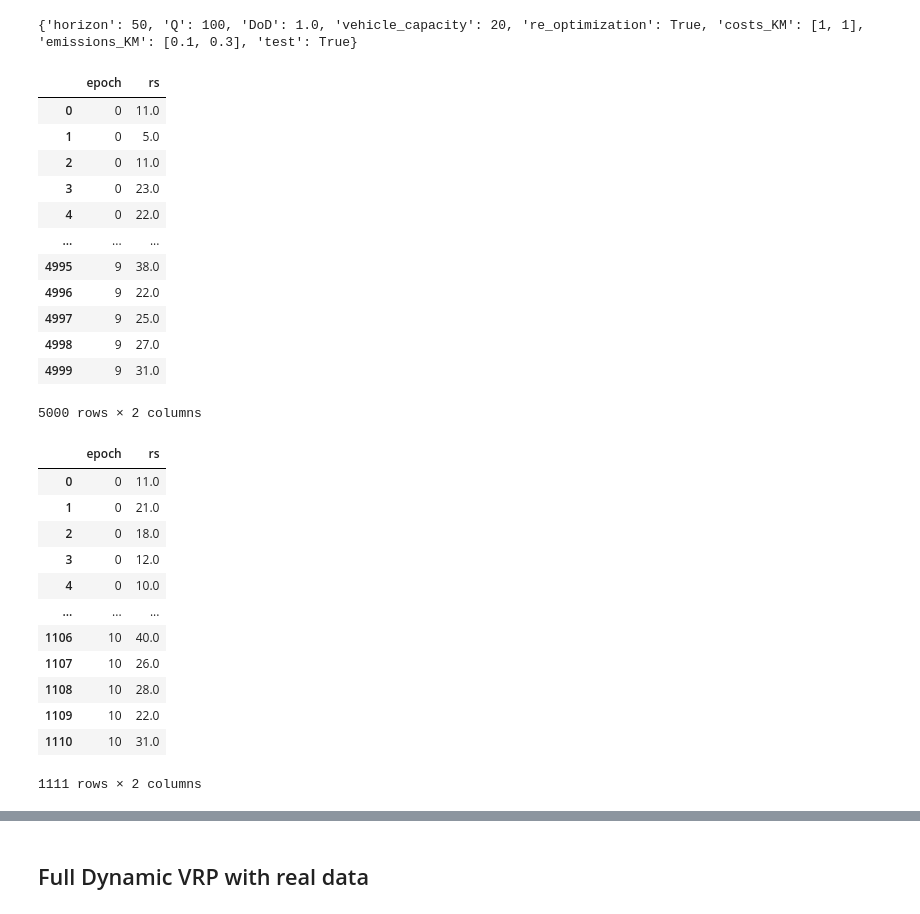
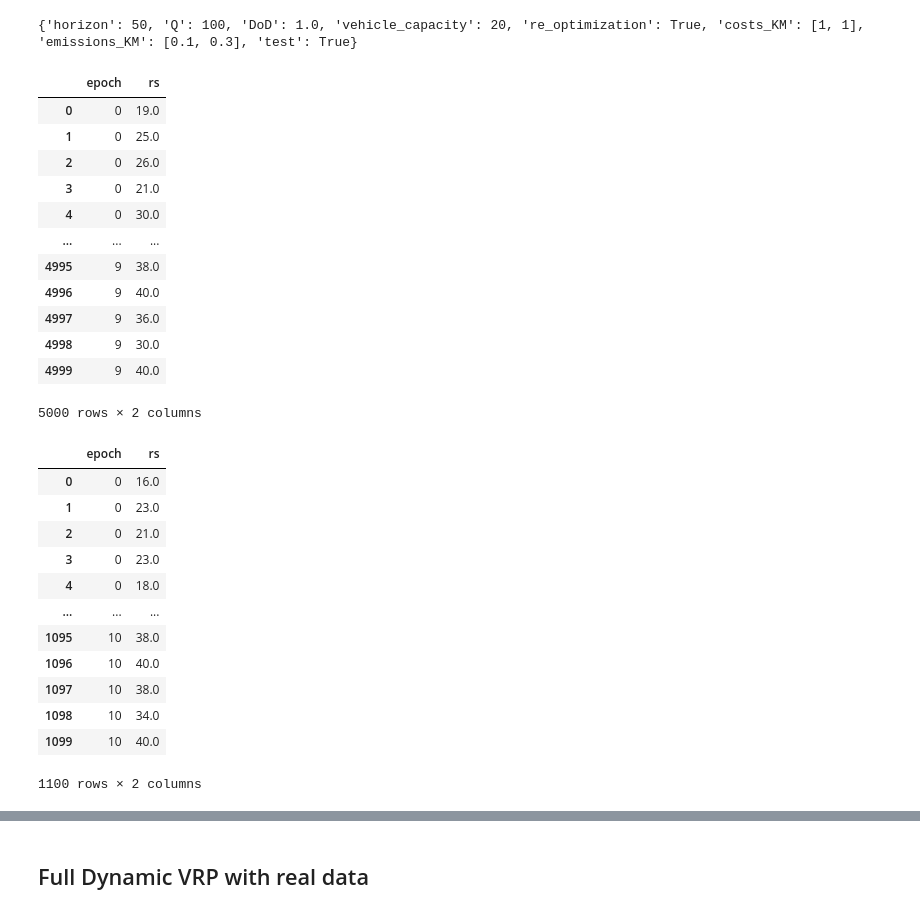
Before and after one commit to Farid-Najar/DynamicQVRP, a Jupyter notebook: results.ipynb, the cells around one changed output, grey strips where cells are left out. Saved outputs shown, nothing was run; the diff lists cells and outputs as text; code cells hidden in the pictures.

```diff
--- a/results.ipynb
+++ b/results.ipynb
@@ -233,7 +233,8 @@ with open(f'results/{file}/{wo}/res_random.pkl', "rb") as f:
 {'horizon': 50, 'Q': 100, 'DoD': 1.0, 'vehicle_capacity': 20, 're_optimization': True, 'costs_KM': [1, 1], 'emissions_KM': [0.1, 0.3], 'test': True}
 # %%
 df = pd.DataFrame(columns=["epoch", "rs"])
-rs = np.load('results/dqn_rs_VA.npy')
+# rs = np.load('results/dqn_rs_VA.npy')
+rs = np.load('results/dqn_real_DoD100_Q100_rs_VA_train.npy')
 # rs = np.concatenate(
 #     [res_greedy_wo["rs"][None], rs],
 #     axis=0
@@ -243,39 +244,40 @@ df["epoch"] = np.array([len(rs[i])*[i] for i in range(len(rs))]).flatten()
 df
 # %% [output]
 |  | epoch | rs |
-| 0 | 0 | 11.0 |
-| 1 | 0 | 5.0 |
-| 2 | 0 | 11.0 |
-| 3 | 0 | 23.0 |
-| 4 | 0 | 22.0 |
+| 0 | 0 | 19.0 |
+| 1 | 0 | 25.0 |
+| 2 | 0 | 26.0 |
+| 3 | 0 | 21.0 |
+| 4 | 0 | 30.0 |
 | ... | ... | ... |
 | 4995 | 9 | 38.0 |
-| 4996 | 9 | 22.0 |
-| 4997 | 9 | 25.0 |
-| 4998 | 9 | 27.0 |
-| 4999 | 9 | 31.0 |
+| 4996 | 9 | 40.0 |
+| 4997 | 9 | 36.0 |
+| 4998 | 9 | 30.0 |
+| 4999 | 9 | 40.0 |
 5000 rows × 2 columns
 # %%
 df_test = pd.DataFrame(columns=["epoch", "rs"])
-rs_test = np.load('results/dqn_rs_VA_test.npy')
+# rs_test = np.load('results/dqn_rs_VA_test.npy')
+rs_test = np.load('results/dqn_real_DoD100_Q100_rs_VA_test.npy')
 # rs = np.concatenate(
 #     [res_greedy_wo["rs"][None], rs],
 #     axis=0
 # )
 df_test["rs"] = rs_test.flatten()
 df_test["epoch"] = np.array([len(rs_test[i])*[i] for i in range(len(rs_test))]).flatten()
 df_test
 # %% [output]
 |  | epoch | rs |
-| 0 | 0 | 11.0 |
-| 1 | 0 | 21.0 |
-| 2 | 0 | 18.0 |
-| 3 | 0 | 12.0 |
-| 4 | 0 | 10.0 |
+| 0 | 0 | 16.0 |
+| 1 | 0 | 23.0 |
+| 2 | 0 | 21.0 |
+| 3 | 0 | 23.0 |
+| 4 | 0 | 18.0 |
 | ... | ... | ... |
-| 1106 | 10 | 40.0 |
-| 1107 | 10 | 26.0 |
-| 1108 | 10 | 28.0 |
-| 1109 | 10 | 22.0 |
-| 1110 | 10 | 31.0 |
+| 1095 | 10 | 38.0 |
+| 1096 | 10 | 40.0 |
+| 1097 | 10 | 38.0 |
+| 1098 | 10 | 34.0 |
+| 1099 | 10 | 40.0 |
-1111 rows × 2 columns
+1100 rows × 2 columns
```
Also changed, not shown: parts of 4 cells of this notebook, 27 other files.
